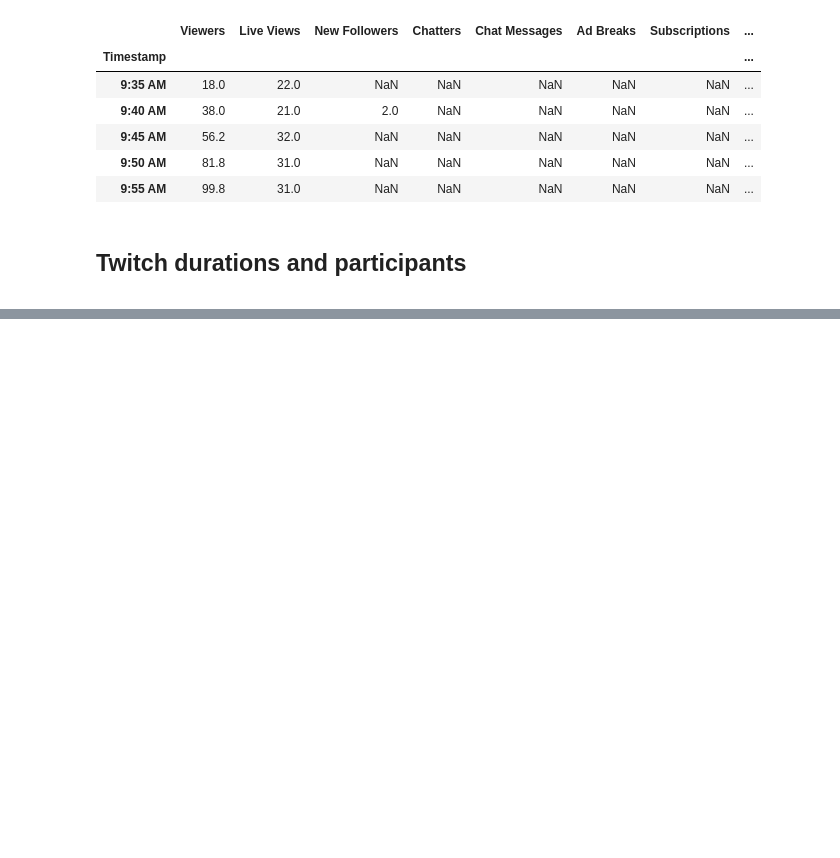
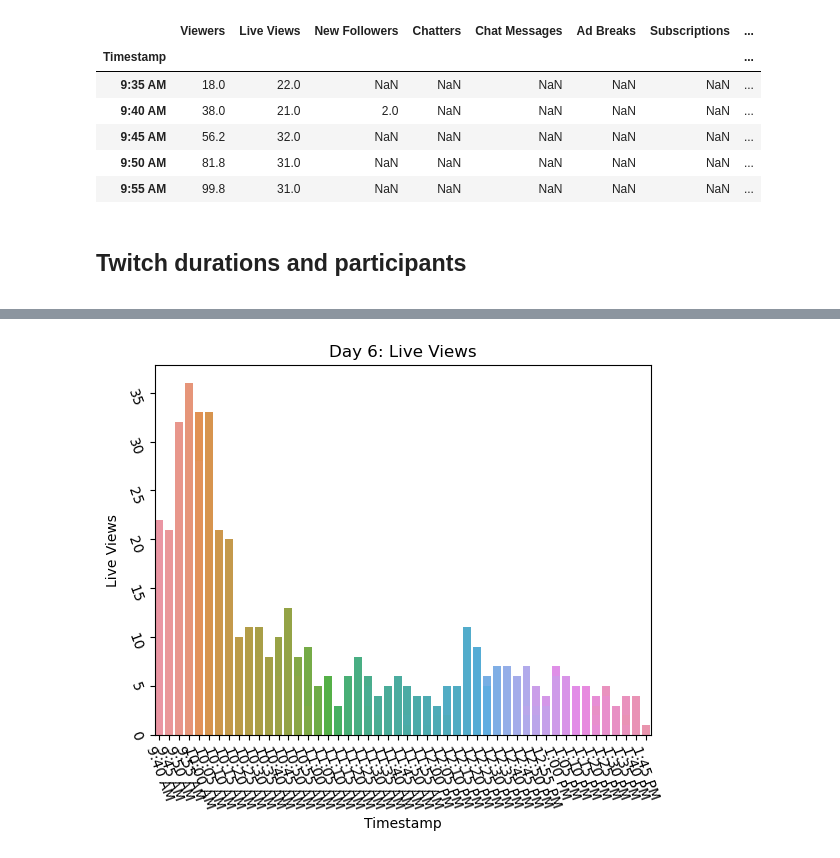
Before and after one commit to coderefinery/workshop-stats, a Jupyter notebook: Twitch_stats.ipynb, the cells around one changed output, grey strips where cells are left out. Cells and saved outputs as stored; diff of their text form; code cells hidden in the pictures; blank space fills up the shorter version.

```diff
--- a/Twitch_stats.ipynb
+++ b/Twitch_stats.ipynb
@@ -86,0 +57,10 @@ Series([], Name: All Clip Views, dtype: float64)
+# %%
+for i,df in enumerate(DFs, start=1):
+    ax = sns.barplot(x=df.index, y=df.columns[1], data=df)
+    ax.set(title="Day {}: {}".format(i,df.columns[1]))
+    ax.set_xticklabels(df.index)
+    ax.tick_params(labelrotation = 290)
+    plt.savefig("./plots/Day_{}_{}.png".format(i,df.columns[1]))
+#    plt.show()
+# %% [output]
+[figure, added]
```
Also changed, not shown: parts of 8 cells of this notebook, 12 other files.
